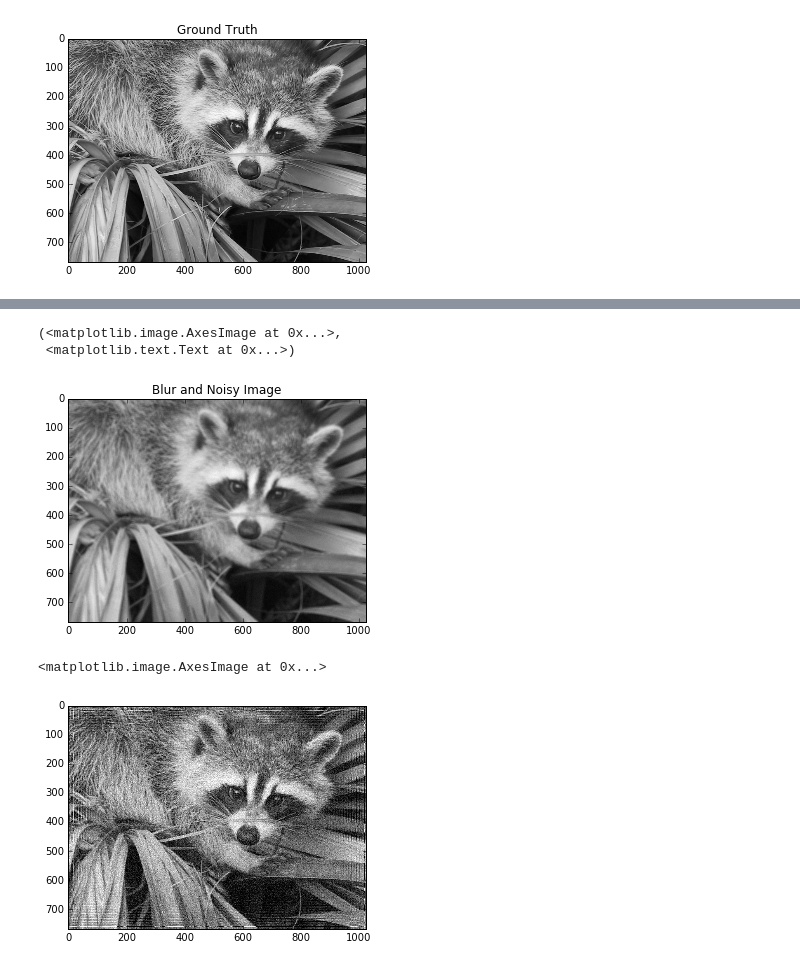
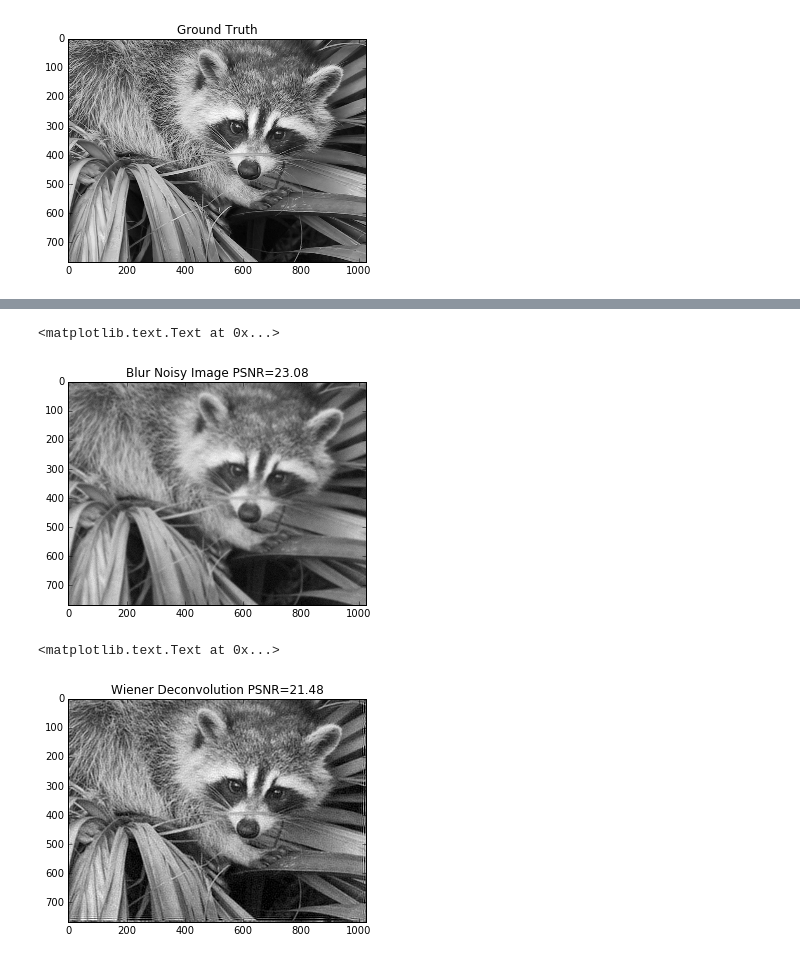
Before and after one commit to ygu2009/ImageProcessing, a Jupyter notebook: ImageRestoration.ipynb, the cells around one changed output, grey strips where cells are left out. Drawn from its saved outputs; the diff is of its cells as text; code cells hidden in the pictures.

```diff
--- a/ImageRestoration.ipynb
+++ b/ImageRestoration.ipynb
@@ -30,3 +30,22 @@ plt.imshow(ref, cmap=plt.cm.gray), plt.title('Ground Truth')
 (<matplotlib.image.AxesImage at 0x...>,
  <matplotlib.text.Text at 0x...>)
 [figure]
+# %%
+# calculate the peak signal-to-noise ratio (PSNR)
+def PSNR(ref, recon):
+    M,N=ref.shape
+    maxval=np.amax([np.amax(ref),np.amax(recon)])
+    MSE=np.sum((ref-recon)**2)/(M*N)
+    psnr=10.0*np.log10(maxval**2/MSE)
+    return psnr
+# %%
+from scipy import *
+import numpy as np
+def GaussKenerl(sigma_x, sigma_y, win_size):
+    kx, ky = mgrid[-round(win_size/2):round(win_size/2), -round(win_size/2):round(win_size/2)]
+    kk=np.exp(-kx**2/(2*sigma_x**2)-ky**2/(2*sigma_y**2))
+    kk=kk/kk.sum()
+    return kk
+# testing
+K=GaussKenerl(3, 3, 11)
+plt.imshow(K, cmap=plt.cm.gray), plt.title('Blurring Kenerl')
@@ -33,33 +56,34 @@ plt.imshow(ref, cmap=plt.cm.gray), plt.title('Ground Truth')
 # %%
 # Blur the ref image and add Gaussian noise to the image
 from scipy import signal
-import numpy as np
 ref = np.array(ref)
 M,N=ref.shape
-K=np.ones([9,9]) # average kernel
-K=K/K.sum()
+#K=np.ones([9,9]) # average kernel
+#K=K/K.sum()
+K=GaussKenerl(3, 3, 11) # Gaussian 2d symmtric convolution kenerl
 B = signal.convolve2d(ref, K, mode='same', boundary='symm') # blurred face
-sigma=3
+sigma=5
 Bn = B+np.random.randn(M,N)*sigma # add Gaussian noise
-plt.imshow(Bn, cmap=plt.cm.gray), plt.title('Blur and Noisy Image')
+plt.imshow(Bn, cmap=plt.cm.gray)
+plt.title('Blur Noisy Image PSNR='+ str("{0:.2f}".format(PSNR(ref, Bn))))
 # %% [output]
-(<matplotlib.image.AxesImage at 0x...>,
- <matplotlib.text.Text at 0x...>)
+<matplotlib.text.Text at 0x...>
-[figure, old version]
+[figure, new version]
 # %%
 # Wiener Deconvolution
 # Definition and Derivation: https://en.wikipedia.org/wiki/Wiener_deconvolution
 from scipy import fftpack
 H=np.fft.fft2(K, s=[M,N])
 F=np.fft.fft2(Bn)
-NSR=1.0/1000.0  # noise-to-signal ratio
+NSR=10.0/1000.0  # noise-to-signal ratio
 
 G=np.conjugate(H)/((abs(H))**2+NSR)
 wienerDecon=(np.fft.ifft2(F*G)).real
 plt.imshow(wienerDecon,cmap = plt.get_cmap('gray'), vmin = 0, vmax = 255)
+plt.title('Wiener Deconvolution PSNR='+ str("{0:.2f}".format(PSNR(ref, wienerDecon))))
 # %% [output]
-<matplotlib.image.AxesImage at 0x...>
+<matplotlib.text.Text at 0x...>
-[figure, old version]
+[figure, new version]
 # %%
 # calculate the gradient of 2D image
 def grad(u):
```
Also changed, not shown: parts of 6 cells of this notebook.
